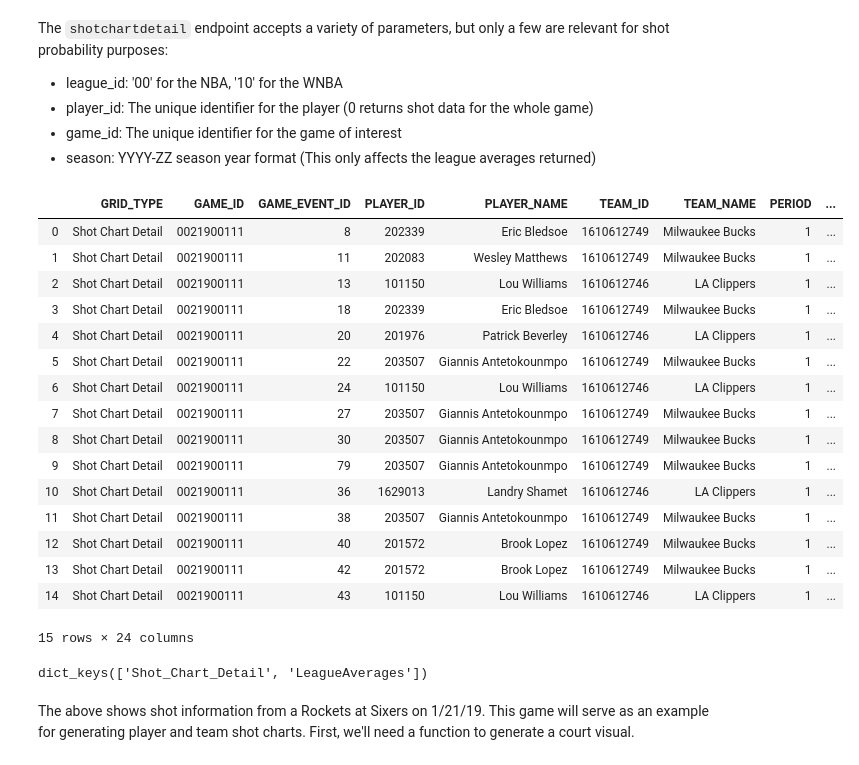
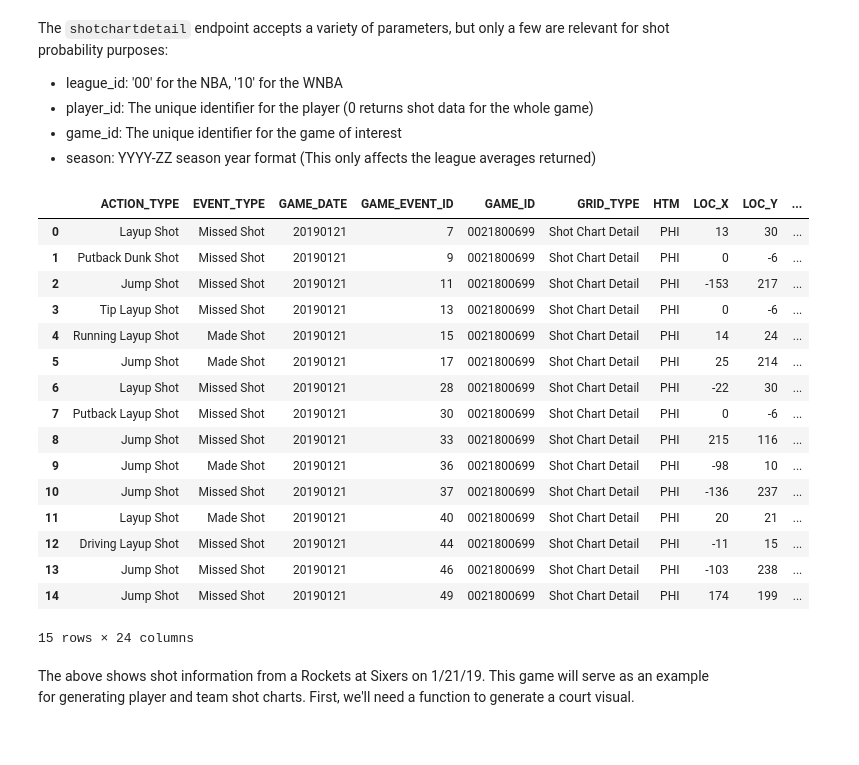
Before and after one commit to basketballrelativity/location_data, a Jupyter notebook: location_charts.ipynb, the cells around one changed output. Cells and saved outputs as stored; diff of their text form; code cells hidden in the pictures.

```diff
--- a/location_charts.ipynb
+++ b/location_charts.ipynb
@@ -18,7 +18,7 @@ import time
 
 from py_ball import player, playbyplay
 
-HEADERS = {'Connection': 'keep-alive',
+HEADERS = {'Connection': 'close',
            'Host': 'stats.nba.com',
            'Origin': 'http://stats.nba.com',
            'Upgrade-Insecure-Requests': '1',
@@ -37,38 +37,34 @@ The `shotchartdetail` endpoint accepts a variety of parameters, but only a few a
 # %%
 league_id = '00' #NBA
 player_id = '0' #All players
-game_id = '0021900111'
-season = '2019-20'
+game_id = '0021800699'
+season = '2018-19'
 
 shots = player.Player(headers=HEADERS,
                       endpoint='shotchartdetail',
                       league_id=league_id,
                       player_id=player_id,
                       game_id=game_id,
                       season=season)
 shot_df = pd.DataFrame(shots.data['Shot_Chart_Detail'])
 shot_df.head(15)
 # %% [output]
-|  | GRID_TYPE | GAME_ID | GAME_EVENT_ID | PLAYER_ID | PLAYER_NAME | TEAM_ID | TEAM_NAME | PERIOD | ... |
-| 0 | Shot Chart Detail | 0021900111 | 8 | 202339 | Eric Bledsoe | 1610612749 | Milwaukee Bucks | 1 | ... |
-| 1 | Shot Chart Detail | 0021900111 | 11 | 202083 | Wesley Matthews | 1610612749 | Milwaukee Bucks | 1 | ... |
-| 2 | Shot Chart Detail | 0021900111 | 13 | 101150 | Lou Williams | 1610612746 | LA Clippers | 1 | ... |
-| 3 | Shot Chart Detail | 0021900111 | 18 | 202339 | Eric Bledsoe | 1610612749 | Milwaukee Bucks | 1 | ... |
-| 4 | Shot Chart Detail | 0021900111 | 20 | 201976 | Patrick Beverley | 1610612746 | LA Clippers | 1 | ... |
-| 5 | Shot Chart Detail | 0021900111 | 22 | 203507 | Giannis Antetokounmpo | 1610612749 | Milwaukee Bucks | 1 | ... |
-| 6 | Shot Chart Detail | 0021900111 | 24 | 101150 | Lou Williams | 1610612746 | LA Clippers | 1 | ... |
-| 7 | Shot Chart Detail | 0021900111 | 27 | 203507 | Giannis Antetokounmpo | 1610612749 | Milwaukee Bucks | 1 | ... |
-| 8 | Shot Chart Detail | 0021900111 | 30 | 203507 | Giannis Antetokounmpo | 1610612749 | Milwaukee Bucks | 1 | ... |
-| 9 | Shot Chart Detail | 0021900111 | 79 | 203507 | Giannis Antetokounmpo | 1610612749 | Milwaukee Bucks | 1 | ... |
-| 10 | Shot Chart Detail | 0021900111 | 36 | 1629013 | Landry Shamet | 1610612746 | LA Clippers | 1 | ... |
-| 11 | Shot Chart Detail | 0021900111 | 38 | 203507 | Giannis Antetokounmpo | 1610612749 | Milwaukee Bucks | 1 | ... |
-| 12 | Shot Chart Detail | 0021900111 | 40 | 201572 | Brook Lopez | 1610612749 | Milwaukee Bucks | 1 | ... |
-| 13 | Shot Chart Detail | 0021900111 | 42 | 201572 | Brook Lopez | 1610612749 | Milwaukee Bucks | 1 | ... |
-| 14 | Shot Chart Detail | 0021900111 | 43 | 101150 | Lou Williams | 1610612746 | LA Clippers | 1 | ... |
+|  | ACTION_TYPE | EVENT_TYPE | GAME_DATE | GAME_EVENT_ID | GAME_ID | GRID_TYPE | HTM | LOC_X | LOC_Y | ... |
+| 0 | Layup Shot | Missed Shot | 20190121 | 7 | 0021800699 | Shot Chart Detail | PHI | 13 | 30 | ... |
+| 1 | Putback Dunk Shot | Missed Shot | 20190121 | 9 | 0021800699 | Shot Chart Detail | PHI | 0 | -6 | ... |
+| 2 | Jump Shot | Missed Shot | 20190121 | 11 | 0021800699 | Shot Chart Detail | PHI | -153 | 217 | ... |
+| 3 | Tip Layup Shot | Missed Shot | 20190121 | 13 | 0021800699 | Shot Chart Detail | PHI | 0 | -6 | ... |
+| 4 | Running Layup Shot | Made Shot | 20190121 | 15 | 0021800699 | Shot Chart Detail | PHI | 14 | 24 | ... |
+| 5 | Jump Shot | Made Shot | 20190121 | 17 | 0021800699 | Shot Chart Detail | PHI | 25 | 214 | ... |
+| 6 | Layup Shot | Missed Shot | 20190121 | 28 | 0021800699 | Shot Chart Detail | PHI | -22 | 30 | ... |
+| 7 | Putback Layup Shot | Missed Shot | 20190121 | 30 | 0021800699 | Shot Chart Detail | PHI | 0 | -6 | ... |
+| 8 | Jump Shot | Missed Shot | 20190121 | 33 | 0021800699 | Shot Chart Detail | PHI | 215 | 116 | ... |
+| 9 | Jump Shot | Made Shot | 20190121 | 36 | 0021800699 | Shot Chart Detail | PHI | -98 | 10 | ... |
+| 10 | Jump Shot | Missed Shot | 20190121 | 37 | 0021800699 | Shot Chart Detail | PHI | -136 | 237 | ... |
+| 11 | Layup Shot | Made Shot | 20190121 | 40 | 0021800699 | Shot Chart Detail | PHI | 20 | 21 | ... |
+| 12 | Driving Layup Shot | Missed Shot | 20190121 | 44 | 0021800699 | Shot Chart Detail | PHI | -11 | 15 | ... |
+| 13 | Jump Shot | Missed Shot | 20190121 | 46 | 0021800699 | Shot Chart Detail | PHI | -103 | 238 | ... |
+| 14 | Jump Shot | Missed Shot | 20190121 | 49 | 0021800699 | Shot Chart Detail | PHI | 174 | 199 | ... |
 15 rows × 24 columns
-# %%
-shots.data.keys()
-# %% [output]
-dict_keys(['Shot_Chart_Detail', 'LeagueAverages'])
 # %% [markdown]
 The above shows shot information from a Rockets at Sixers on 1/21/19. This game will serve as an example for generating player and team shot charts. First, we'll need a function to generate a court visual.
```
Also changed, not shown: parts of 14 cells of this notebook.
